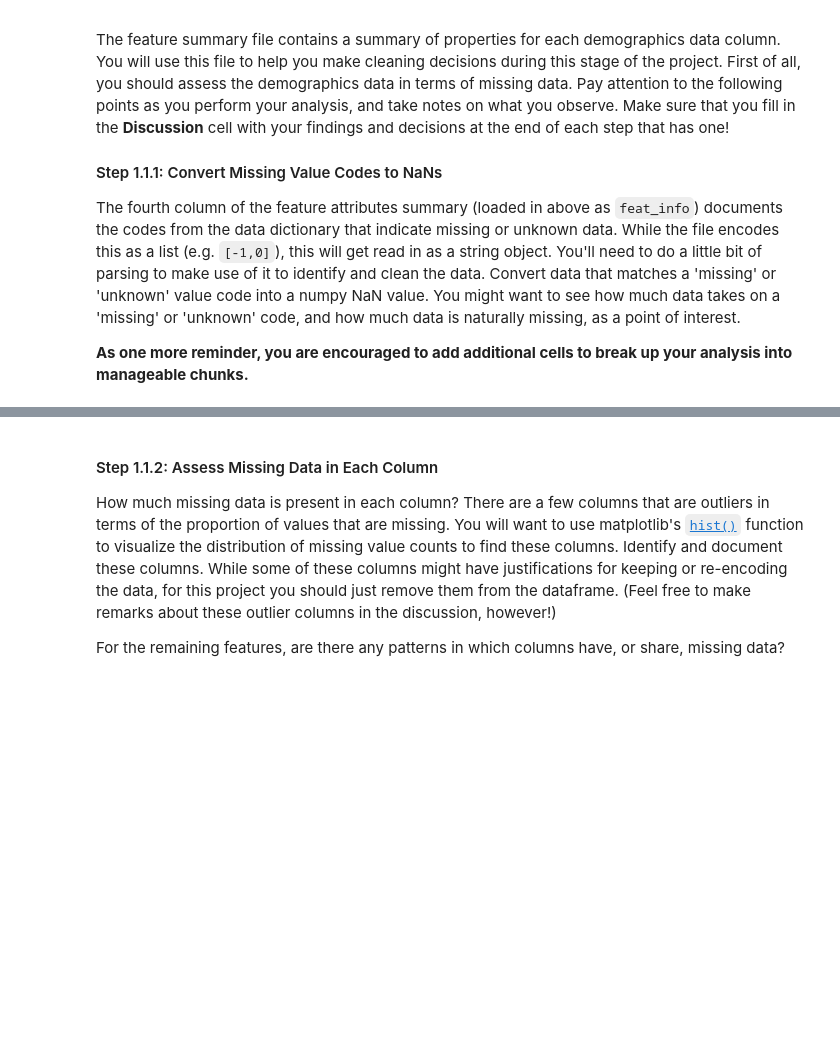
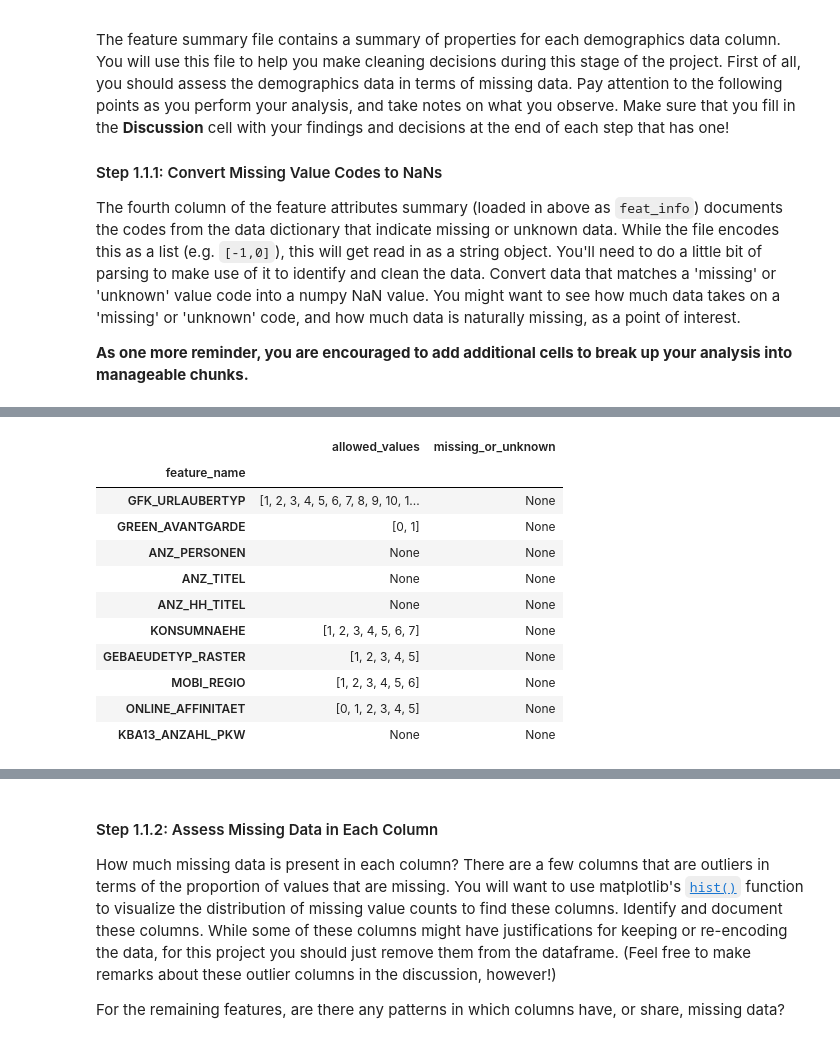
Before and after one commit to jsecrest/wgu-MachineLearning-C753-p2_IdentifyCustomerSegments, a Jupyter notebook: Identify_Customer_Segments.ipynb, the cells around one changed output, grey strips where cells are left out. Cells and saved outputs as stored; diff of their text form; code cells hidden in the pictures; blank space fills up the shorter version.

```diff
--- a/Identify_Customer_Segments.ipynb
+++ b/Identify_Customer_Segments.ipynb
@@ -172,0 +237,15 @@ The fourth column of the feature attributes summary (loaded in above as `feat_in
+# %%
+codex.all_df.loc[(codex.all_df["allowed_values"].isnull()) | (codex.all_df["missing_or_unknown"].isnull()),["allowed_values","missing_or_unknown"]]
+# %% [output]
+|  | allowed_values | missing_or_unknown |
+| feature_name |  |  |
+| GFK_URLAUBERTYP | [1, 2, 3, 4, 5, 6, 7, 8, 9, 10, 1... | None |
+| GREEN_AVANTGARDE | [0, 1] | None |
+| ANZ_PERSONEN | None | None |
+| ANZ_TITEL | None | None |
+| ANZ_HH_TITEL | None | None |
+| KONSUMNAEHE | [1, 2, 3, 4, 5, 6, 7] | None |
+| GEBAEUDETYP_RASTER | [1, 2, 3, 4, 5] | None |
+| MOBI_REGIO | [1, 2, 3, 4, 5, 6] | None |
+| ONLINE_AFFINITAET | [0, 1, 2, 3, 4, 5] | None |
+| KBA13_ANZAHL_PKW | None | None |
```
Also changed, not shown: parts of 23 cells of this notebook.
